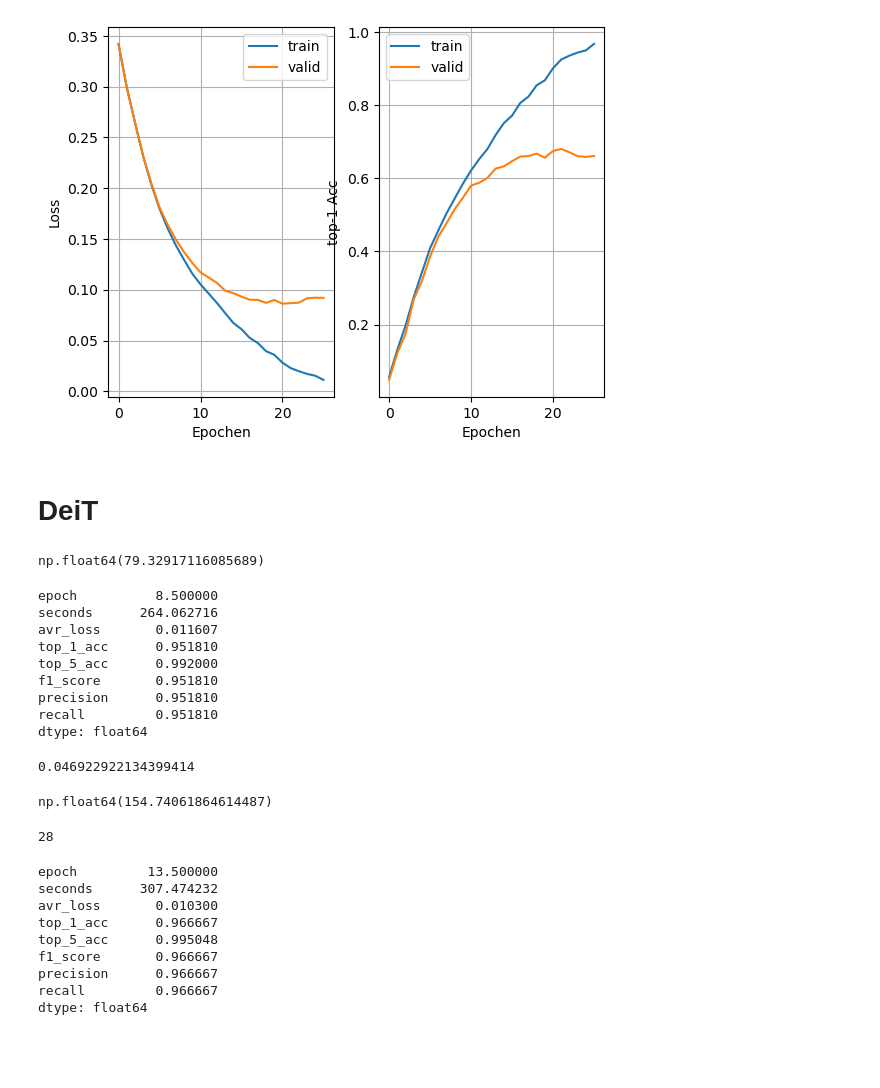
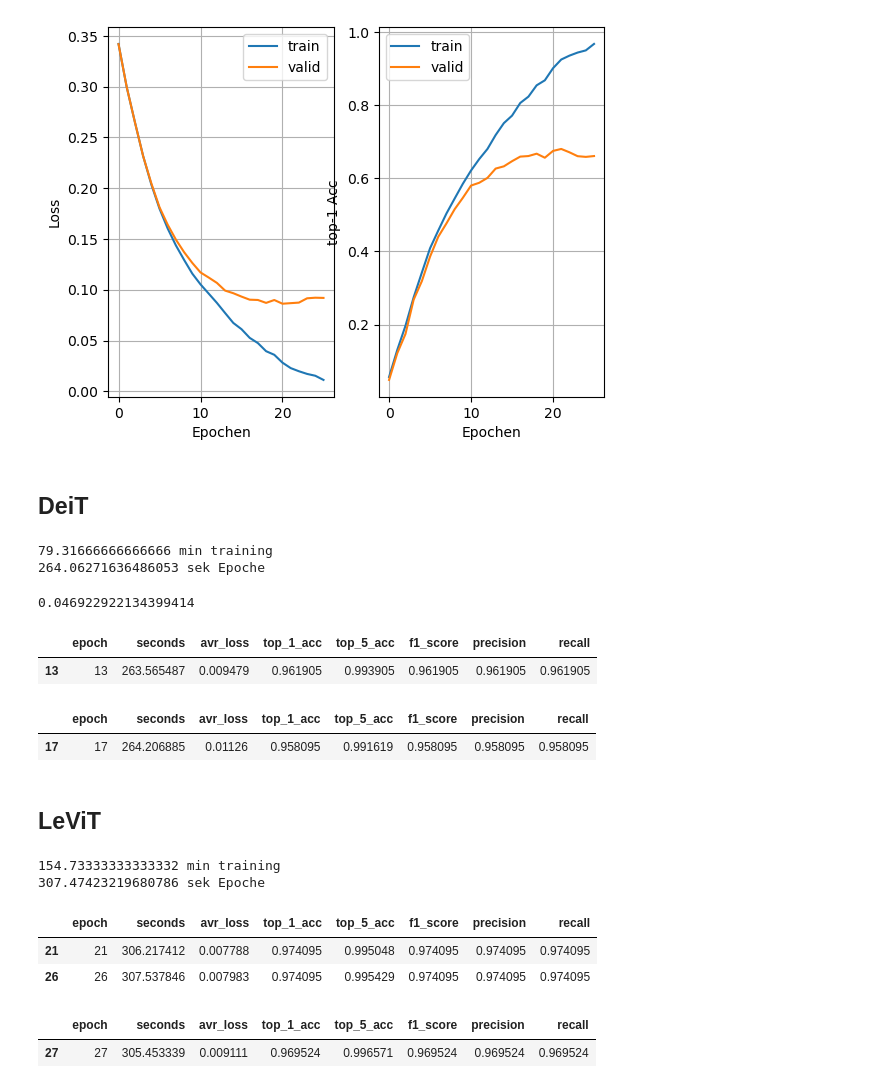
Before and after one commit to SimonKmr/DeitProject, a Jupyter notebook: analysis/notebooks/Logs.ipynb, the cells around one changed output. Cells and saved outputs as stored; diff of their text form; code cells hidden in the pictures; blank space fills up the shorter version.

```diff
--- a/analysis/notebooks/Logs.ipynb
+++ b/analysis/notebooks/Logs.ipynb
@@ -108,42 +139,39 @@ axs[1].grid(True)
 # %% [markdown]
-# DeiT
+## DeiT
+# %%
+getDuration(deit)
+# %% [output]
+79.31666666666666 min training
+264.06271636486053 sek Epoche
 # %%
-deit['seconds'].sum() / 60
+(deit_train['top_1_acc']-deit['top_1_acc']).max()
 # %% [output]
-np.float64(79.32917116085689)
+0.046922922134399414
 # %%
-deit.median()
+deit[deit['top_1_acc'].max() == deit['top_1_acc']]
 # %% [output]
-epoch          8.500000
-seconds      264.062716
-avr_loss       0.011607
-top_1_acc      0.951810
-top_5_acc      0.992000
-f1_score       0.951810
-precision      0.951810
-recall         0.951810
-dtype: float64
+|  | epoch | seconds | avr_loss | top_1_acc | top_5_acc | f1_score | precision | recall |
+| 13 | 13 | 263.565487 | 0.009479 | 0.961905 | 0.993905 | 0.961905 | 0.961905 | 0.961905 |
 # %%
-(deit_train['top_1_acc']-deit['top_1_acc']).max()
+deit.tail(1)
 # %% [output]
-0.046922922134399414
+|  | epoch | seconds | avr_loss | top_1_acc | top_5_acc | f1_score | precision | recall |
+| 17 | 17 | 264.206885 | 0.01126 | 0.958095 | 0.991619 | 0.958095 | 0.958095 | 0.958095 |
+# %% [markdown]
+## LeViT
 # %%
-levit['seconds'].sum() / 60
+getDuration(levit)
 # %% [output]
-np.float64(154.74061864614487)
+154.73333333333332 min training
+307.47423219680786 sek Epoche
+# %%
+levit[levit['top_1_acc'].max() == levit['top_1_acc']]
+# %% [output]
+|  | epoch | seconds | avr_loss | top_1_acc | top_5_acc | f1_score | precision | recall |
+| 21 | 21 | 306.217412 | 0.007788 | 0.974095 | 0.995048 | 0.974095 | 0.974095 | 0.974095 |
+| 26 | 26 | 307.537846 | 0.007983 | 0.974095 | 0.995429 | 0.974095 | 0.974095 | 0.974095 |
 # %%
-len(levit)
+levit.tail(1)
 # %% [output]
-28
+|  | epoch | seconds | avr_loss | top_1_acc | top_5_acc | f1_score | precision | recall |
+| 27 | 27 | 305.453339 | 0.009111 | 0.969524 | 0.996571 | 0.969524 | 0.969524 | 0.969524 |
-# %%
-levit.median()
-# %% [output]
-epoch         13.500000
-seconds      307.474232
-avr_loss       0.010300
-top_1_acc      0.966667
-top_5_acc      0.995048
-f1_score       0.966667
-precision      0.966667
-recall         0.966667
-dtype: float64
```
Also changed, not shown: parts of 20 cells of this notebook, 6 other files.
